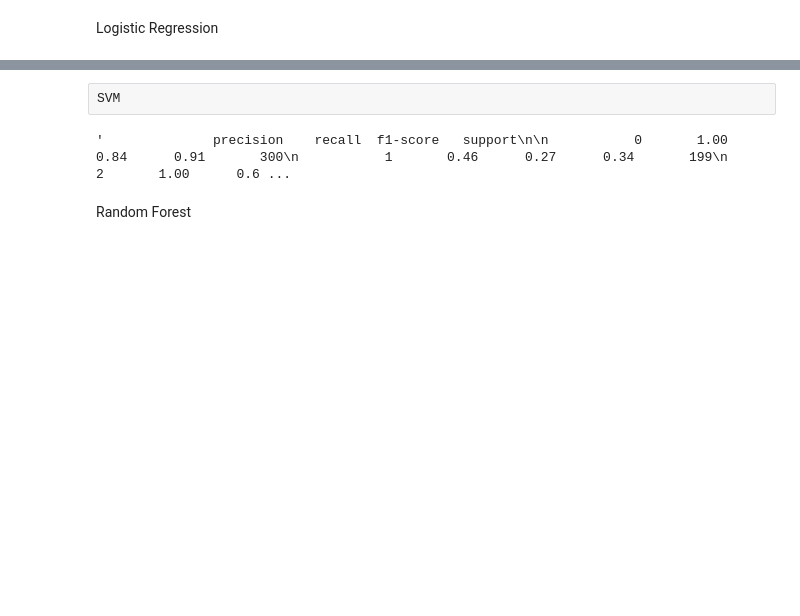
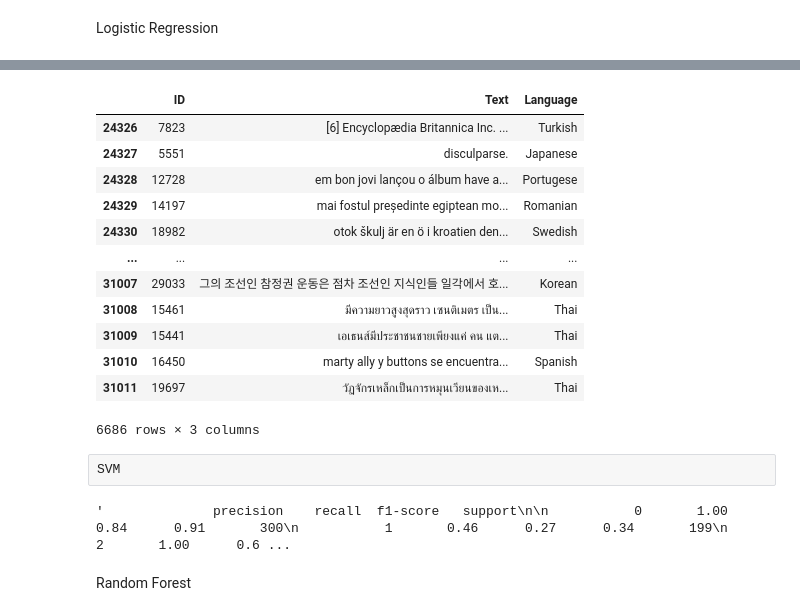
Before and after one commit to oussamaelfig/Language-identification, a Jupyter notebook: App/Text_Langage_Detection.ipynb, the cells around one changed output, grey strips where cells are left out. Saved outputs shown, nothing was run; the diff lists cells and outputs as text; code cells hidden in the pictures; blank space fills up the shorter version.

Commit message:
Fist version for submited

```diff
--- a/App/Text_Langage_Detection.ipynb
+++ b/App/Text_Langage_Detection.ipynb
@@ -91,7 +94,7 @@ df1
 Text Encoding
 # %%
 
-
-+text = df1['Text']
+text = df1['Text']
 cv = CountVectorizer()
-X = cv.fit_transform(text)
+X = cv.fit_transform(df1['Text'])
+X
@@ -141,3 +154,31 @@ classification_report(y_test,y_predRL)
+# %%
+
+text_Submit_cv = cv.transform(dfWithLabelNan['Text'])
+
+Y_submite =logisticRegr.predict(text_Submit_cv)
+Y_submite
+
+Langage = le.inverse_transform(Y_submite)
+df_to_submite= pd.DataFrame()
+df_to_submite['ID']=dfWithLabelNan['ID']
+df_to_submite['Text']=dfWithLabelNan['Text']
+df_to_submite['Language']=Langage.transpose()
+df_to_submite.to_csv('submit1.csv', index=False)
+df_to_submite
+# %% [output]
+|  | ID | Text | Language |
+| 24326 | 7823 | [6] Encyclopædia Britannica Inc. ... | Turkish |
+| 24327 | 5551 | disculparse. | Japanese |
+| 24328 | 12728 | em bon jovi lançou o álbum have a... | Portugese |
+| 24329 | 14197 | mai fostul președinte egiptean mo... | Romanian |
+| 24330 | 18982 | otok škulj är en ö i kroatien den... | Swedish |
+| ... | ... | ... | ... |
+| 31007 | 29033 | 그의 조선인 참정권 운동은 점차 조선인 지식인들 일각에서 호... | Korean |
+| 31008 | 15461 | มีความยาวสูงสุดราว เซนติเมตร เป็น... | Thai |
+| 31009 | 15441 | เอเธนส์มีประชาชนชายเพียงแค่ คน แต... | Thai |
+| 31010 | 16450 | marty ally y buttons se encuentra... | Spanish |
+| 31011 | 19697 | วัฏจักรเหล็กเป็นการหมุนเวียนของเห... | Thai |
+6686 rows × 3 columns
 # %% [raw]
 SVM
 # %%
```
Also changed, not shown: parts of 5 cells of this notebook, 1 other file.
